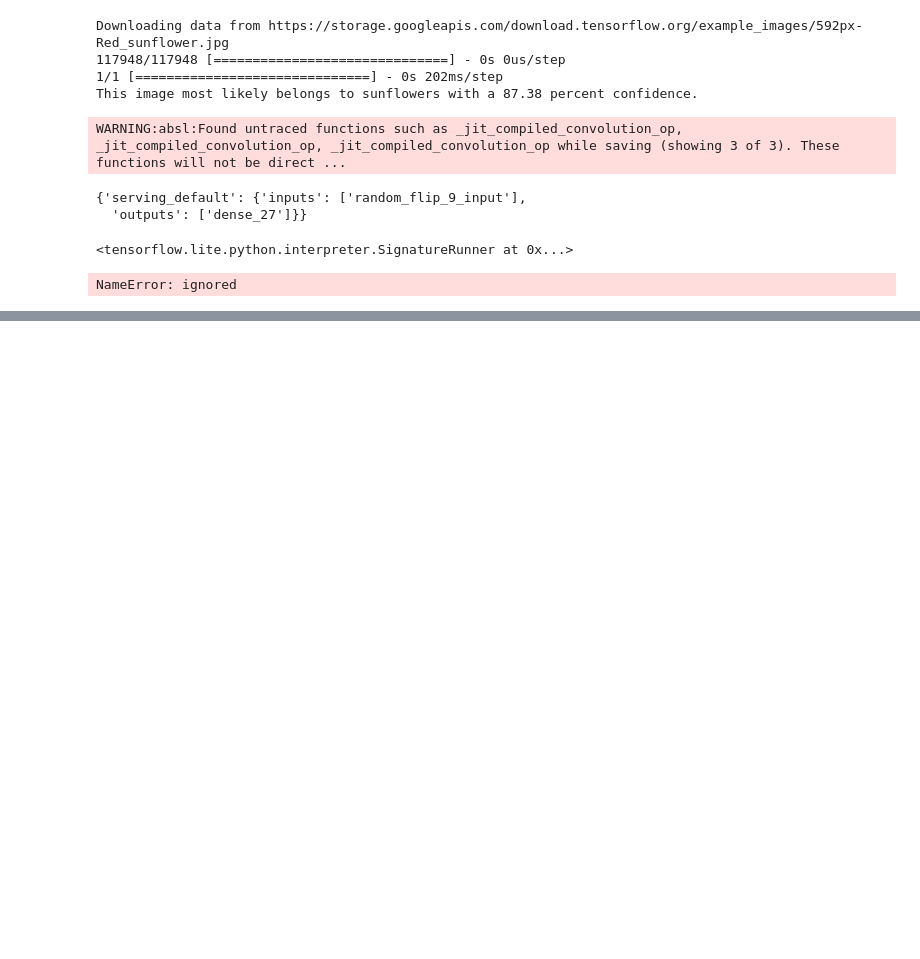
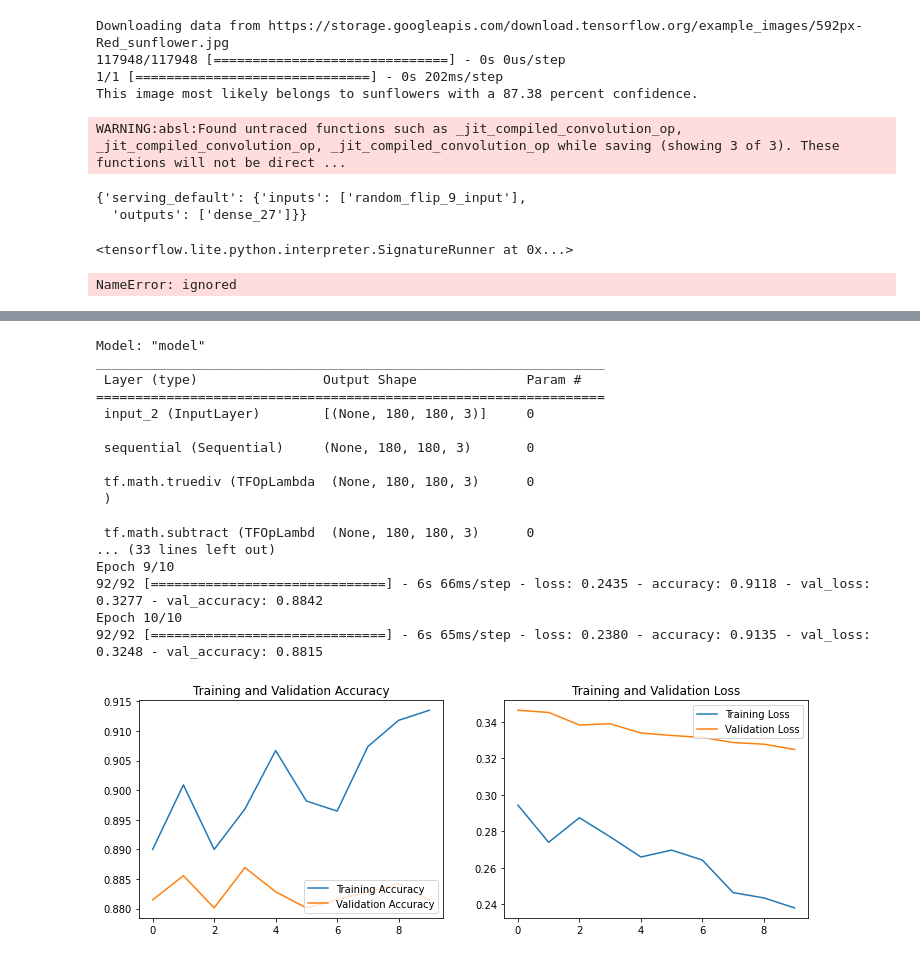
Before and after one commit to CoderAPS/neural_nets, a Jupyter notebook: flower_photos.ipynb, the cells around one changed output, grey strips where cells are left out. Cells and saved outputs as stored; diff of their text form; code cells hidden in the pictures; blank space fills up the shorter version.

```diff
--- a/flower_photos.ipynb
+++ b/flower_photos.ipynb
@@ -295,3 +319,11 @@ predictions_lite = classify_lite(random_flip_9_input)['outputs']
 score_lite = tf.nn.softmax(predictions_lite)
 # %% [output]
 NameError: ignored
+# %%
+# Create the base model from the pre-trained model MobileNet V2
+# This is pre-trained on the ImageNet dataset, a large dataset
+# consisting of 1.4M images and 1000 classes.
+img_shape = (img_height,img_width,3)
+base_model = tf.keras.applications.MobileNetV2(input_shape=img_shape,
+                                               include_top=False,
+                                               weights='imagenet')
@@ -297,0 +462,27 @@ NameError: ignored
+# %%
+fe_tl_model.compile(optimizer=keras.optimizers.Adam(learning_rate=0.0001/100),
+              loss=tf.keras.losses.SparseCategoricalCrossentropy(from_logits=True),
+              metrics=['accuracy'])
+# %%
+# evaluate model with transfer learning where top ~54 layer of base_model get
+# tuned to dataset
+evaluate(fe_tl_model,10)
+# %% [output]
+Model: "model"
+_________________________________________________________________
+ Layer (type)                Output Shape              Param #
+=================================================================
+ input_2 (InputLayer)        [(None, 180, 180, 3)]     0
+
+ sequential (Sequential)     (None, 180, 180, 3)       0
+
+ tf.math.truediv (TFOpLambda  (None, 180, 180, 3)      0
+ )
+
+ tf.math.subtract (TFOpLambd  (None, 180, 180, 3)      0
+... (33 lines left out)
+Epoch 9/10
+92/92 [==============================] - 6s 66ms/step - loss: 0.2435 - accuracy: 0.9118 - val_loss: 0.3277 - val_accuracy: 0.8842
+Epoch 10/10
+92/92 [==============================] - 6s 65ms/step - loss: 0.2380 - accuracy: 0.9135 - val_loss: 0.3248 - val_accuracy: 0.8815
+[figure, added]
```
Also changed, not shown: parts of 21 cells of this notebook.
